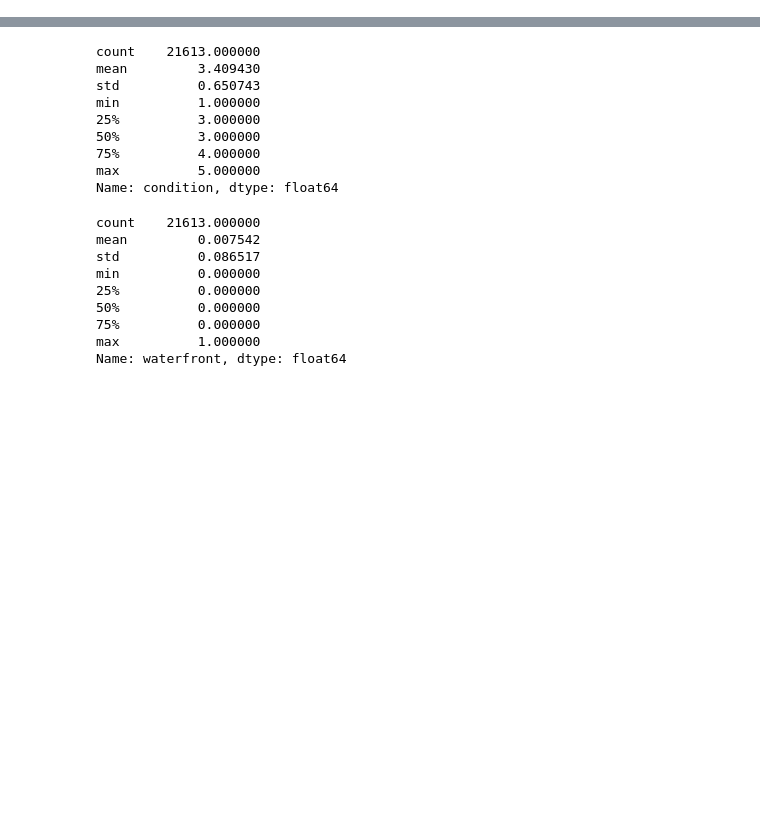
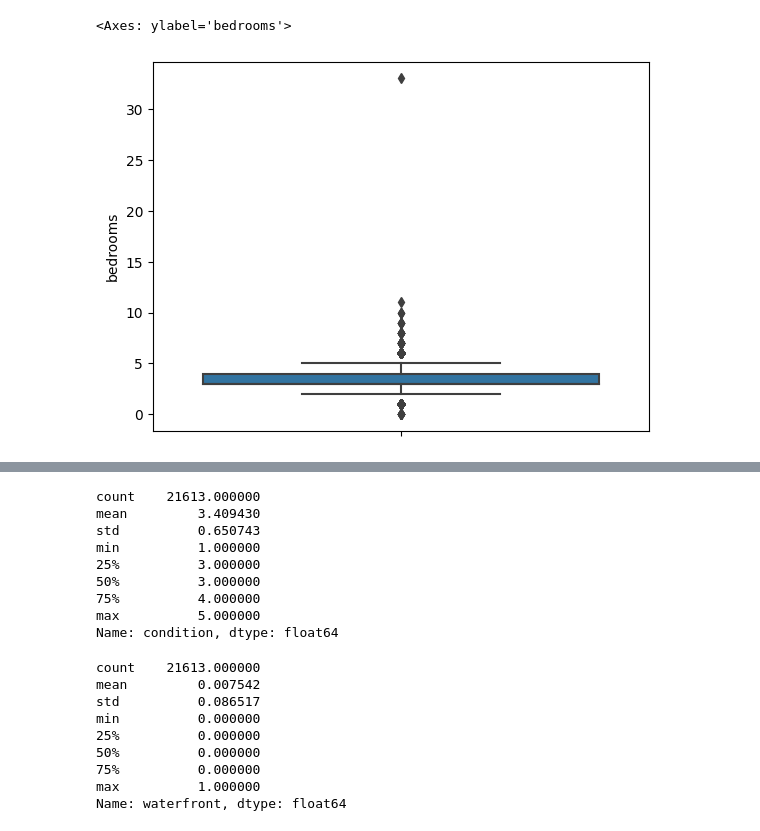
Before and after one commit to CodyDong/schulich_data_science, a Jupyter notebook: Assignment 3.ipynb, the cells around one changed output, grey strips where cells are left out. Saved outputs shown, nothing was run; the diff lists cells and outputs as text; code cells hidden in the pictures; blank space fills up the shorter version.

```diff
--- a/Assignment 3.ipynb
+++ b/Assignment 3.ipynb
@@ -61,3 +73,8 @@ house.describe(include='all')
 # %%
 house['date'] = pd.to_datetime(house['date'])
 house['yr_built'] = pd.to_datetime(house['yr_built'])
+# %%
+sns.boxplot(data=house,y='bedrooms')
+# %% [output]
+<Axes: ylabel='bedrooms'>
+[figure, added]
```
Also changed, not shown: parts of 14 cells of this notebook.
